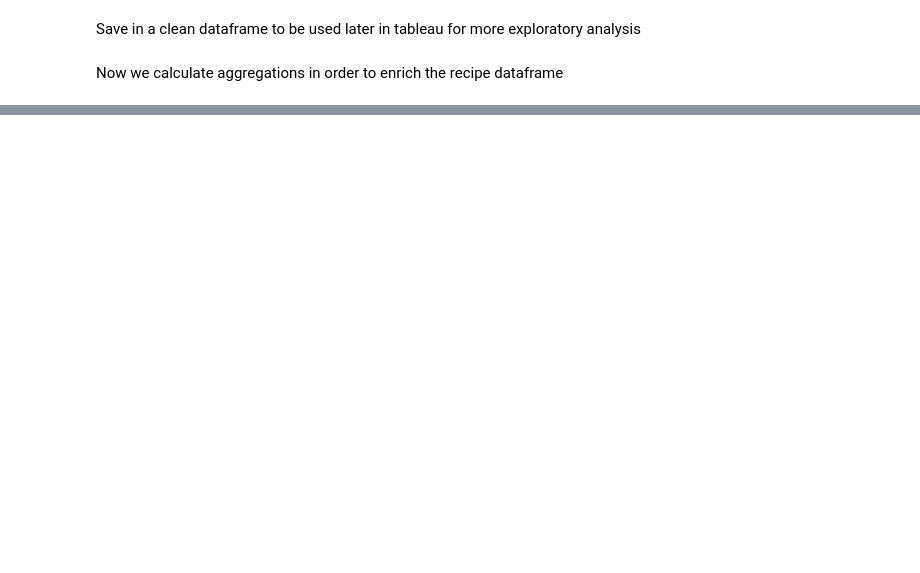
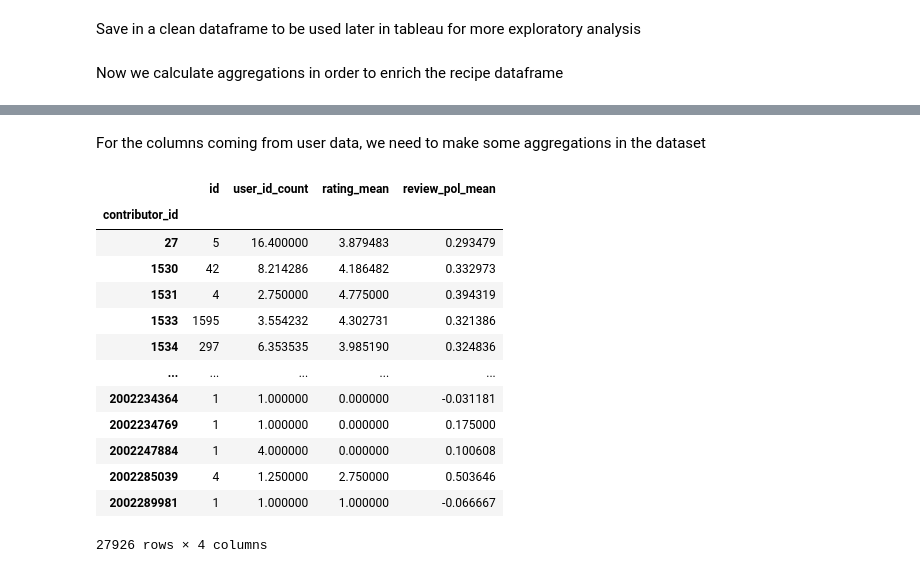
Before and after one commit to Alex-Skp/Recipe-Popularity-Predictor, a Jupyter notebook: code/engineering-a-training-dataset.ipynb, the cells around one changed output, grey strips where cells are left out. Saved outputs shown, nothing was run; the diff lists cells and outputs as text; code cells hidden in the pictures; blank space fills up the shorter version.

```diff
--- a/code/engineering-a-training-dataset.ipynb
+++ b/code/engineering-a-training-dataset.ipynb
@@ -188,0 +274,31 @@ Now we calculate aggregations in order to enrich the recipe dataframe
+# %%
+combined_df['submitted'] = pd.to_datetime(combined_df['submitted'])
+# %%
+combined_df['days_since_posted'] = [d.days for d in REF_DAY - combined_df['submitted']]
+# %%
+combined_df['comm_rec_week'] = combined_df['user_id_count']/combined_df['days_since_posted']*7
+# %% [markdown]
+For the columns coming from user data, we need to make some aggregations in the dataset
+# %%
+recipe_agg = combined_df.groupby('contributor_id').agg({'id':'count',
+                                                        'user_id_count':'mean',
+                                                        'rating_mean':'mean',
+                                                        'review_pol_mean':'mean',
+                                                        })
+# %%
+recipe_agg
+# %% [output]
+|  | id | user_id_count | rating_mean | review_pol_mean |
+| contributor_id |  |  |  |  |
+| 27 | 5 | 16.400000 | 3.879483 | 0.293479 |
+| 1530 | 42 | 8.214286 | 4.186482 | 0.332973 |
+| 1531 | 4 | 2.750000 | 4.775000 | 0.394319 |
+| 1533 | 1595 | 3.554232 | 4.302731 | 0.321386 |
+| 1534 | 297 | 6.353535 | 3.985190 | 0.324836 |
+| ... | ... | ... | ... | ... |
+| 2002234364 | 1 | 1.000000 | 0.000000 | -0.031181 |
+| 2002234769 | 1 | 1.000000 | 0.000000 | 0.175000 |
+| 2002247884 | 1 | 4.000000 | 0.000000 | 0.100608 |
+| 2002285039 | 4 | 1.250000 | 2.750000 | 0.503646 |
+| 2002289981 | 1 | 1.000000 | 1.000000 | -0.066667 |
+27926 rows × 4 columns
```
Also changed, not shown: parts of 30 cells of this notebook.
